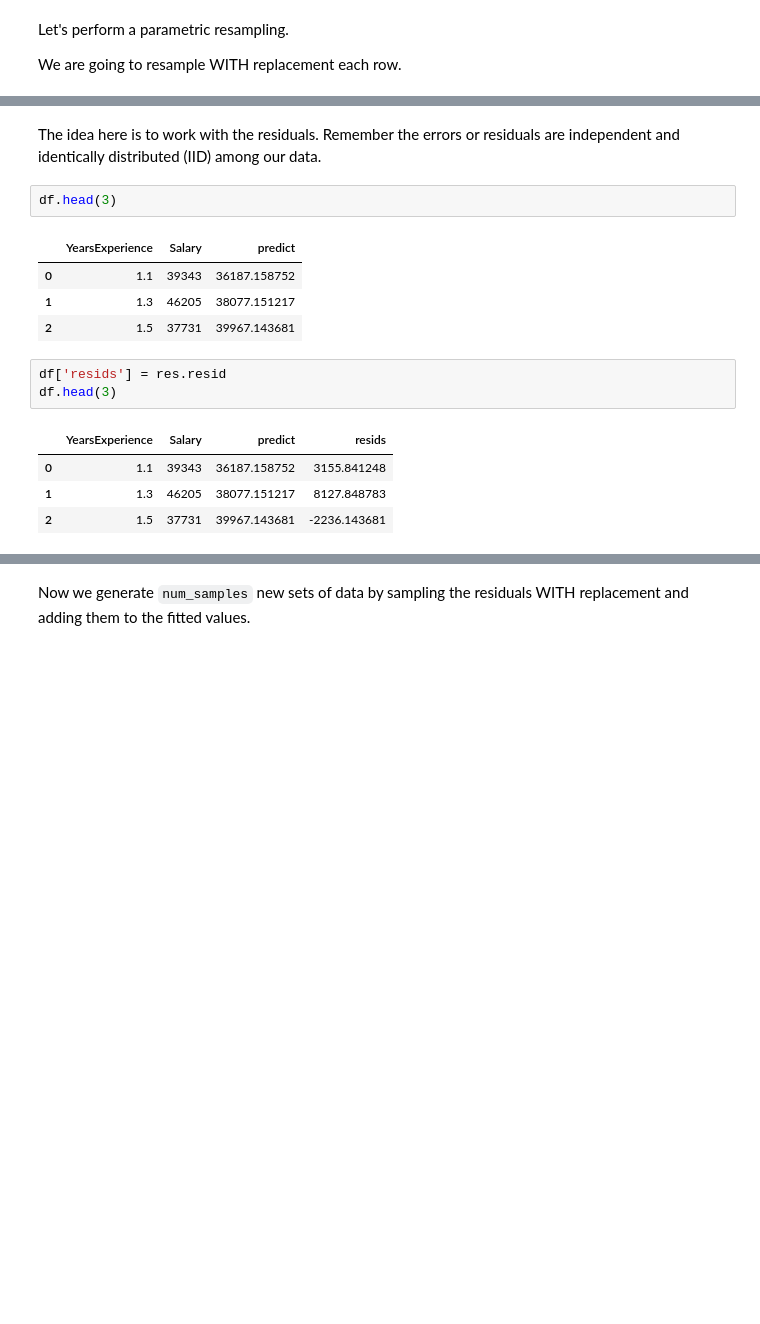
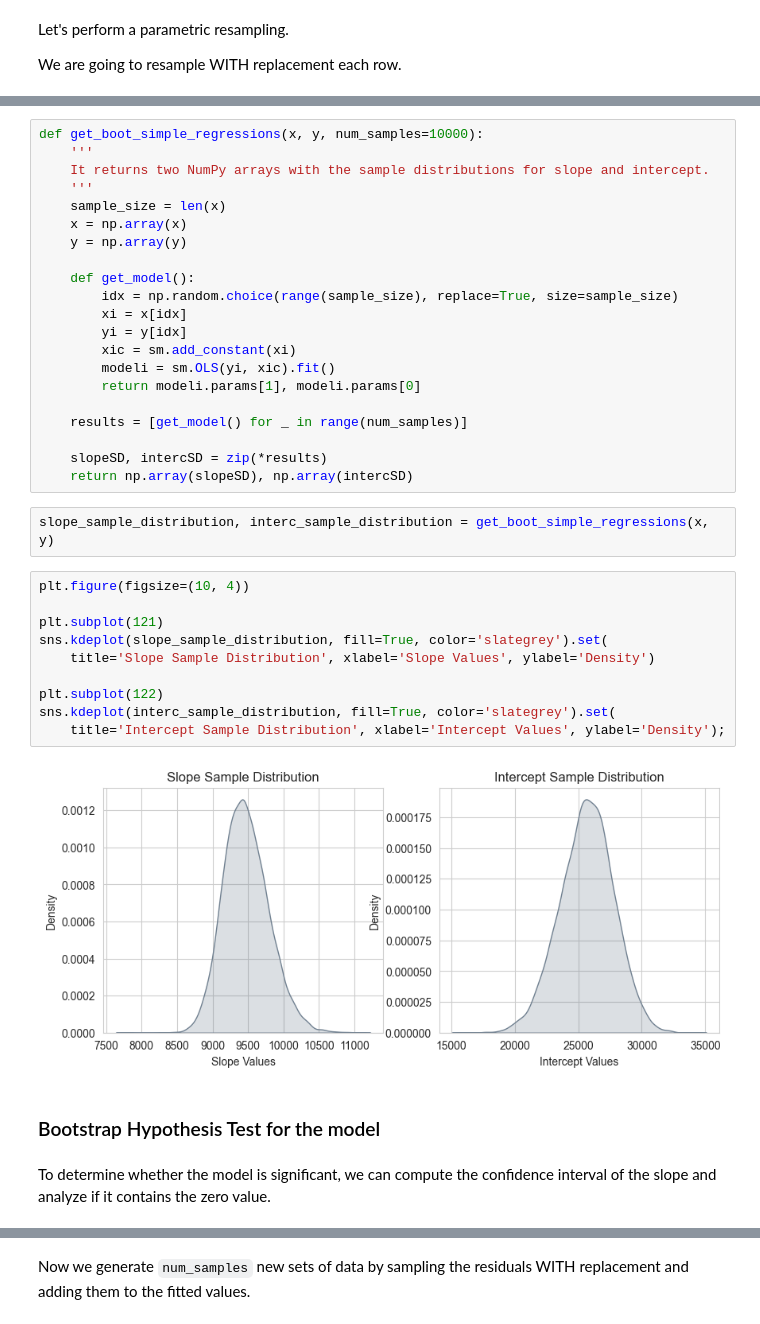
Before and after one commit to Goliath-Research/Computational-Statistics, a Jupyter notebook: 05-Forecasting/05-Boot_SimpleLinearReg.ipynb, the cells around one changed output, grey strips where cells are left out. Cells and saved outputs as stored; diff of their text form; blank space fills up the shorter version.

```diff
--- a/05-Forecasting/05-Boot_SimpleLinearReg.ipynb
+++ b/05-Forecasting/05-Boot_SimpleLinearReg.ipynb
@@ -245,17 +103,39 @@ Let us apply a different type of bootstrapping, called non-parametric bootstrapp
-# %% [markdown]
-The idea here is to work with the residuals. Remember the errors or residuals are independent and identically distributed (IID) among our data.
-# %%
-df.head(3)
-# %% [output]
-|  | YearsExperience | Salary | predict |
-| 0 | 1.1 | 39343 | 36187.158752 |
-| 1 | 1.3 | 46205 | 38077.151217 |
-| 2 | 1.5 | 37731 | 39967.143681 |
-# %%
-df['resids'] = res.resid
-df.head(3)
-# %% [output]
-|  | YearsExperience | Salary | predict | resids |
-| 0 | 1.1 | 39343 | 36187.158752 | 3155.841248 |
-| 1 | 1.3 | 46205 | 38077.151217 | 8127.848783 |
-| 2 | 1.5 | 37731 | 39967.143681 | -2236.143681 |
+# %%
+def get_boot_simple_regressions(x, y, num_samples=10000):
+    '''
+    It returns two NumPy arrays with the sample distributions for slope and intercept.
+    '''
+    sample_size = len(x)
+    x = np.array(x)
+    y = np.array(y)
+
+    def get_model():
+        idx = np.random.choice(range(sample_size), replace=True, size=sample_size)
+        xi = x[idx]
+        yi = y[idx]
+        xic = sm.add_constant(xi)
+        modeli = sm.OLS(yi, xic).fit()
+        return modeli.params[1], modeli.params[0]
+
+    results = [get_model() for _ in range(num_samples)]
+
+    slopeSD, intercSD = zip(*results)
+    return np.array(slopeSD), np.array(intercSD)
+# %%
+slope_sample_distribution, interc_sample_distribution = get_boot_simple_regressions(x, y)
+# %%
+plt.figure(figsize=(10, 4))
+
+plt.subplot(121)
+sns.kdeplot(slope_sample_distribution, fill=True, color='slategrey').set(
+    title='Slope Sample Distribution', xlabel='Slope Values', ylabel='Density')
+
+plt.subplot(122)
+sns.kdeplot(interc_sample_distribution, fill=True, color='slategrey').set(
+    title='Intercept Sample Distribution', xlabel='Intercept Values', ylabel='Density');
+# %% [output]
+[figure, added]
+# %% [markdown]
+### Bootstrap Hypothesis Test for the model
+# %% [markdown]
+To determine whether the model is significant, we can compute the confidence interval of the slope and analyze if it contains the zero value.
```
Also changed, not shown: parts of 69 cells of this notebook, 1 other file.
